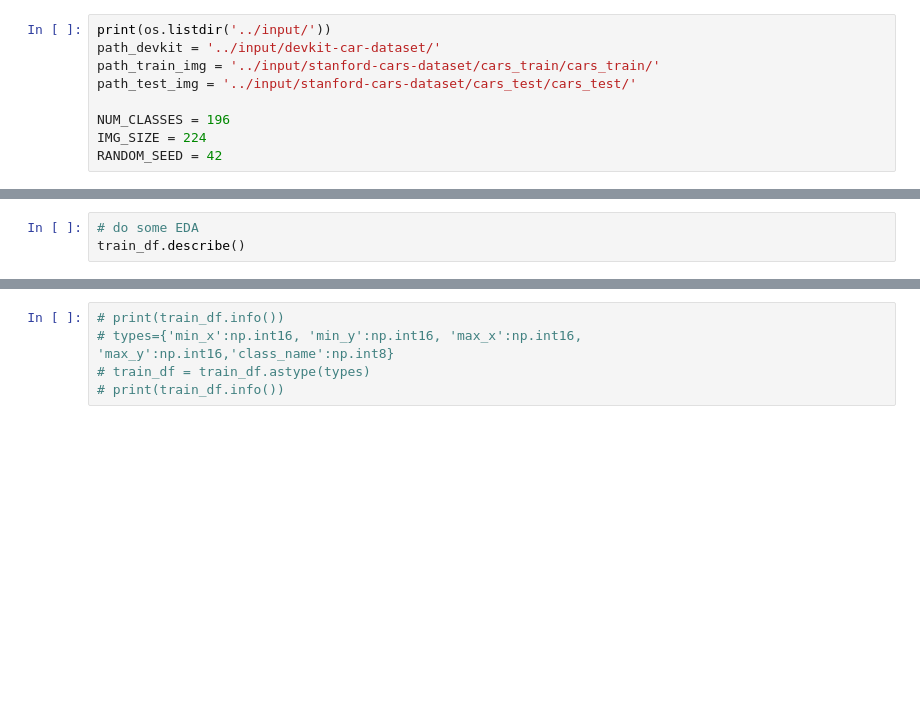
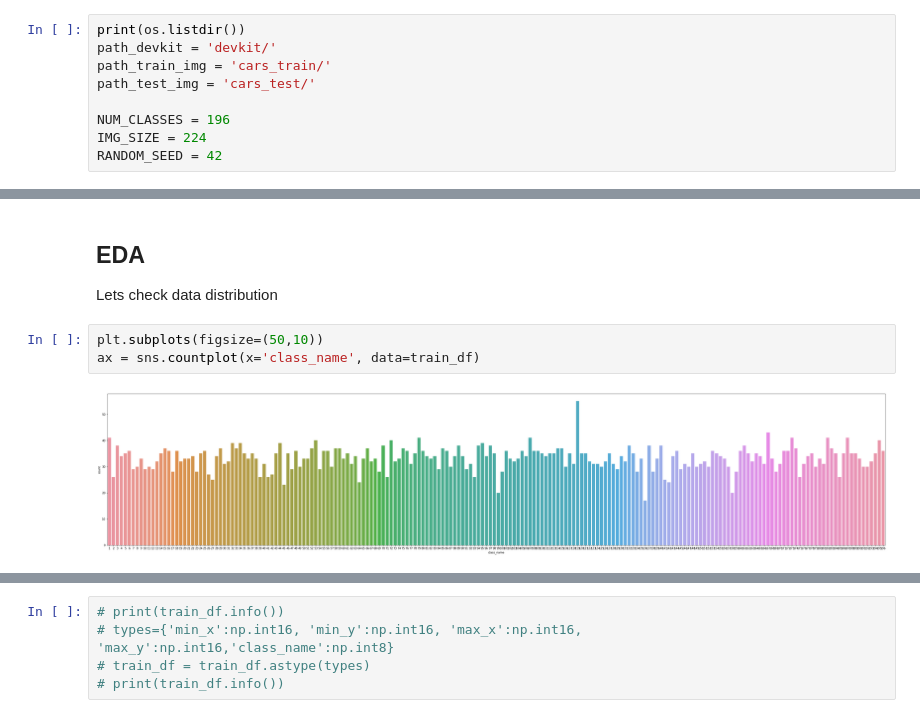
Before and after one commit to shbhshs/Car-Classification---Stanford-Dataset, a Jupyter notebook: classifier.ipynb, the cells around one changed output, grey strips where cells are left out. Drawn from its saved outputs; the diff is of its cells as text; blank space fills up the shorter version.

```diff
--- a/classifier.ipynb
+++ b/classifier.ipynb
@@ -21,10 +22,10 @@ import os
 import matplotlib.pyplot as plt
 %matplotlib inline
 # %%
-print(os.listdir('../input/'))
-path_devkit = '../input/devkit-car-dataset/'
-path_train_img = '../input/stanford-cars-dataset/cars_train/cars_train/'
-path_test_img = '../input/stanford-cars-dataset/cars_test/cars_test/'
+print(os.listdir())
+path_devkit = 'devkit/'
+path_train_img = 'cars_train/'
+path_test_img = 'cars_test/'
 
 NUM_CLASSES = 196
 IMG_SIZE = 224
@@ -86,3 +116,8 @@ print(classes.iloc[13])
-# %%
-# do some EDA
-train_df.describe()
+# %% [markdown]
+## **EDA**
+Lets check data distribution
+# %%
+plt.subplots(figsize=(50,10))
+ax = sns.countplot(x='class_name', data=train_df)
+# %% [output]
+[figure, added]
```
Also changed, not shown: parts of 22 cells of this notebook, 3 other files.
